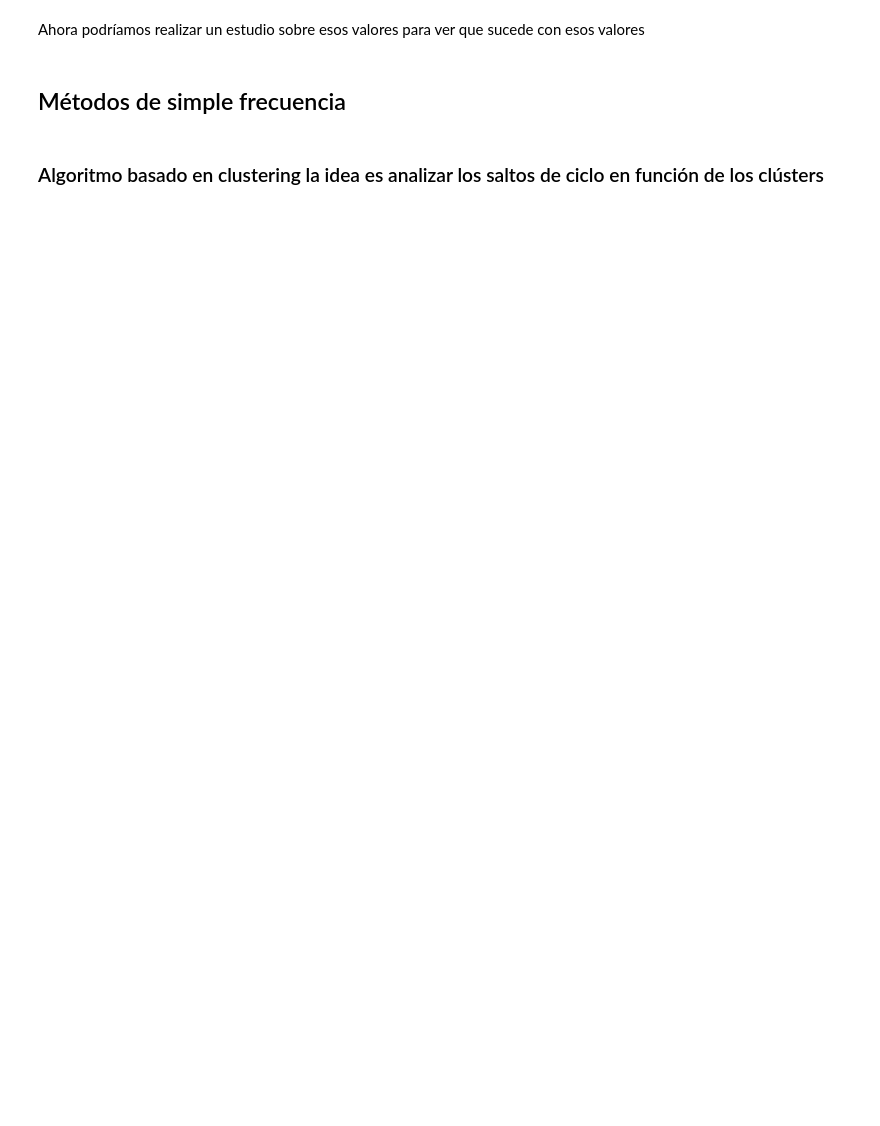
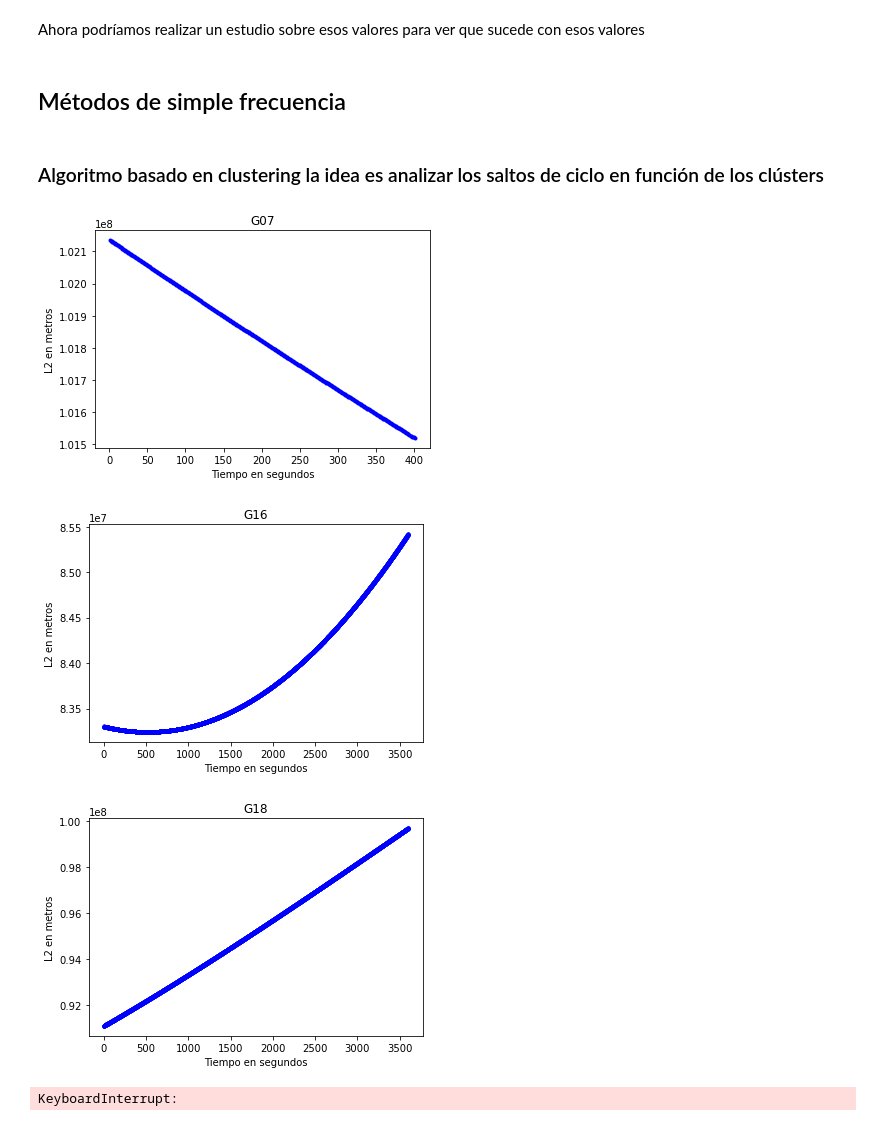
Before and after one commit to DavMat857/TFGPrueba, a Jupyter notebook: resumen.ipynb, the cells around one changed output. Cells and saved outputs as stored; diff of their text form; code cells hidden in the pictures; blank space fills up the shorter version.

```diff
--- a/resumen.ipynb
+++ b/resumen.ipynb
@@ -98,3 +117,10 @@ Ahora podríamos realizar un estudio sobre esos valores para ver que sucede con
 ## Métodos de simple frecuencia
 # %% [markdown]
 ### Algoritmo basado en clustering la idea es analizar los saltos de ciclo en función de los clústers
+# %%
+graficar_frec(Madrid,4)
+# %% [output]
+[figure, added]
+[figure, added]
+[figure, added]
+KeyboardInterrupt:
```
Also changed, not shown: parts of 19 cells of this notebook, 6 other files.
